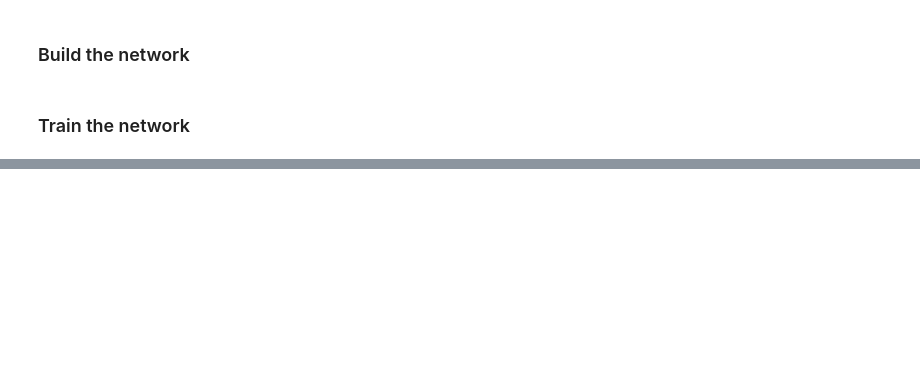
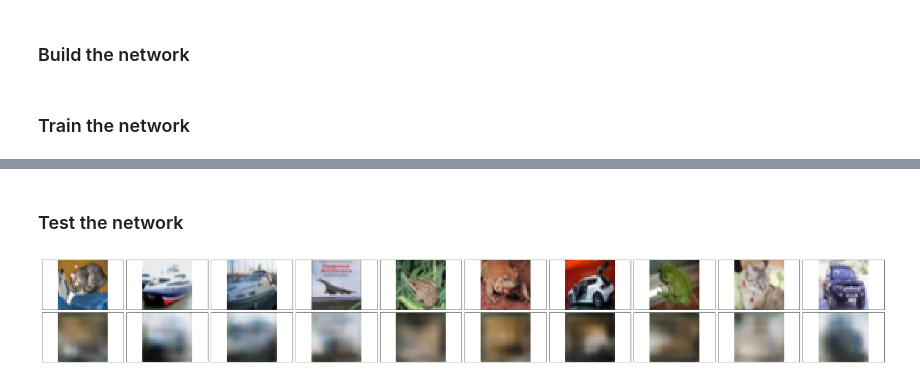
Before and after one commit to amirkeren/deep-learning-course, a Jupyter notebook: ex3/ex3.ipynb, the cells around one changed output, grey strips where cells are left out. Saved outputs shown, nothing was run; the diff lists cells and outputs as text; code cells hidden in the pictures; blank space fills up the shorter version.

```diff
--- a/ex3/ex3.ipynb
+++ b/ex3/ex3.ipynb
@@ -97,0 +73,10 @@ IndexError: string index out of range
+# %%
+sess = tf.Session()
+# %%
+print('Training...')
+sess.run(tf.global_variables_initializer())
+for e in range(epochs):
+    for batch_i in range(1, n_batches + 1):
+        for features, noisy_features, _ in helper.load_preprocess_training_batch(batch_i, batch_size):
+            batch_cost, _ = sess.run([cost, opt], feed_dict={inputs_: noisy_features, targets_: features})
+    print("Epoch: {}/{}...".format(e + 1, epochs), "Training loss: {:.4f}".format(batch_cost))
@@ -97,0 +86,17 @@ IndexError: string index out of range
+# %% [markdown]
+### Test the network
+# %%
+in_imgs, noisy_imgs, _ = helper.load_preprocess_testing()
+noisy_imgs = noisy_imgs[:10]
+
+reconstructed = sess.run(decoded, feed_dict={inputs_: noisy_imgs.reshape((10, 32, 32, 3))})
+
+fig, axes = plt.subplots(nrows=2, ncols=10, sharex=True, sharey=True, figsize=(32,4))
+for images, row in zip([in_imgs, reconstructed], axes):
+    for img, ax in zip(images, row):
+        ax.imshow(img.reshape((32, 32, 3)))
+        ax.get_xaxis().set_visible(False)
+        ax.get_yaxis().set_visible(False)
+fig.tight_layout(pad=0.1)
+# %% [output]
+[figure, added]
```
Also changed, not shown: parts of 16 cells of this notebook, 2 other files.
